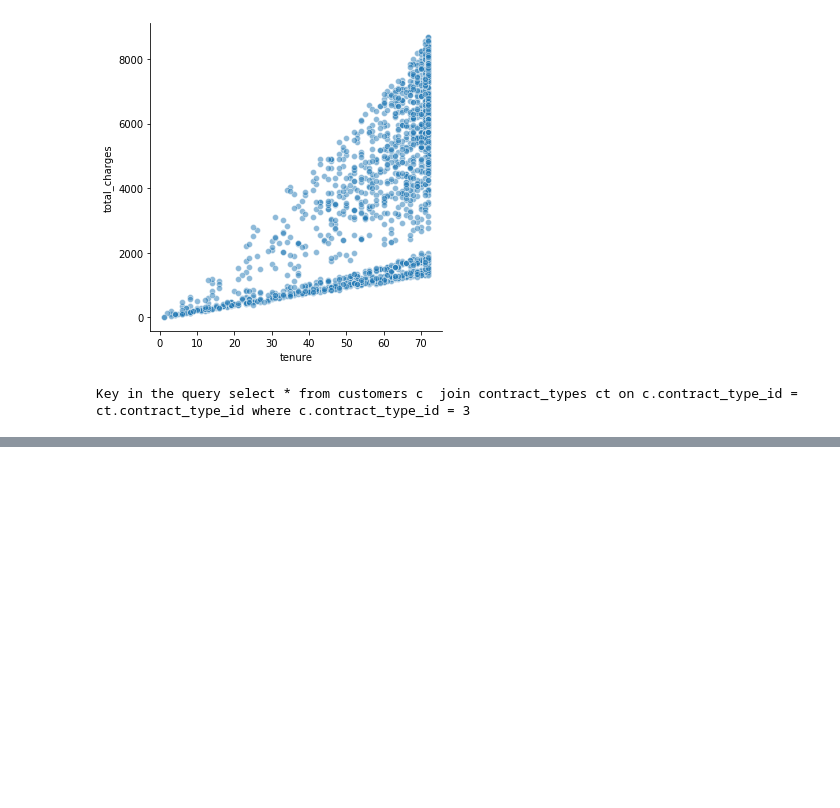
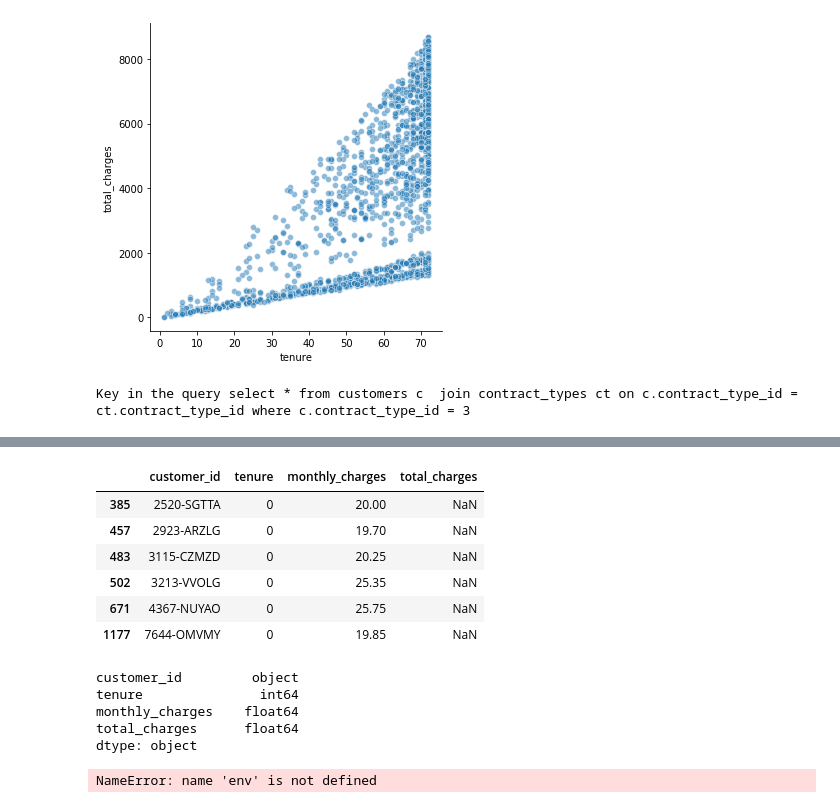
Before and after one commit to Jacqueline-A-Shay/ds-methodologies-exercises, a Jupyter notebook: regression/wrangle.ipynb, the cells around one changed output, grey strips where cells are left out. Saved outputs shown, nothing was run; the diff lists cells and outputs as text; code cells hidden in the pictures; blank space fills up the shorter version.

```diff
--- a/regression/wrangle.ipynb
+++ b/regression/wrangle.ipynb
@@ -149,0 +206,12 @@ Key in the query select * from customers c  join contract_types ct on c.contract
+# %%
+df.total_charges = df.total_charges.str.strip().replace('',np.nan).astype(float)
+# %%
+df[df.total_charges.isna()]
+# %% [output]
+|  | customer_id | tenure | monthly_charges | total_charges |
+| 385 | 2520-SGTTA | 0 | 20.00 | NaN |
+| 457 | 2923-ARZLG | 0 | 19.70 | NaN |
+| 483 | 3115-CZMZD | 0 | 20.25 | NaN |
+| 502 | 3213-VVOLG | 0 | 25.35 | NaN |
+| 671 | 4367-NUYAO | 0 | 25.75 | NaN |
+| 1177 | 7644-OMVMY | 0 | 19.85 | NaN |
@@ -149,0 +220,8 @@ Key in the query select * from customers c  join contract_types ct on c.contract
+# %%
+df.dtypes
+# %% [output]
+customer_id         object
+tenure               int64
+monthly_charges    float64
+total_charges      float64
+dtype: object
@@ -149,0 +230,4 @@ Key in the query select * from customers c  join contract_types ct on c.contract
+# %%
+wrangle.wrangle_telco()
+# %% [output]
+NameError: name 'env' is not defined
```
Also changed, not shown: parts of 9 cells of this notebook, 3 other files.
